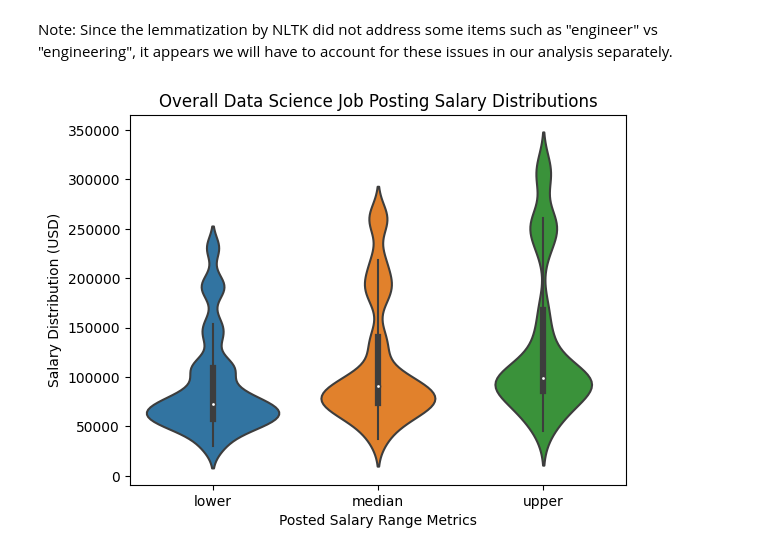
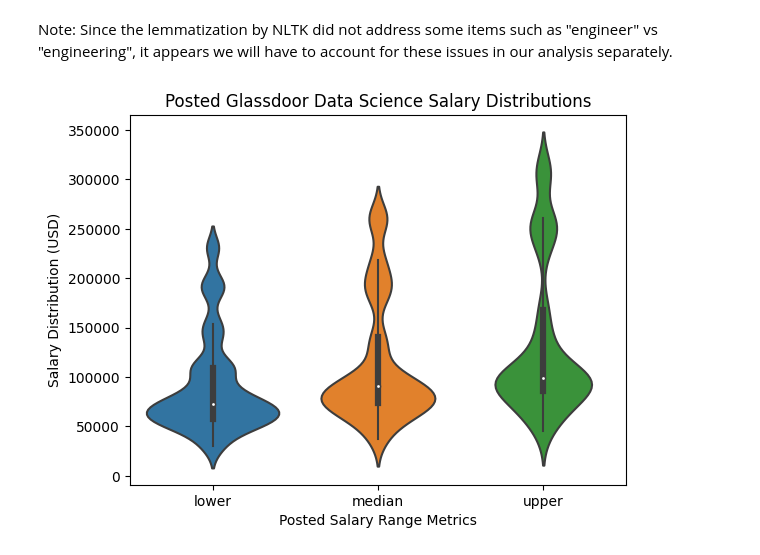
Before and after one commit to ek775/Key-Term-Salary-Associations-in-Data-Science-Job-Titles, a Jupyter notebook: ds_jobs.ipynb, the cells around one changed output. Cells and saved outputs as stored; diff of their text form; code cells hidden in the pictures.

```diff
--- a/ds_jobs.ipynb
+++ b/ds_jobs.ipynb
@@ -419,17 +420,17 @@ Note: Since the lemmatization by NLTK did not address some items such as "engine
 # %%
 #violin plot looking at overall upper, mid, and lower salary spreads for all data science positions
 #configuring data for plot
 lower_b = [(x, "lower") for x in ds_jobs_vect["Lower Bound"]]
 mid = [(x, "median") for x in ds_jobs_vect["Median"]]
 upper = [(x, "upper") for x in ds_jobs_vect["Upper Bound"]]
 dist_table = lower_b + mid + upper
 df = pd.DataFrame(dist_table)
 
 #violin plot
 ax = sns.violinplot(x=df[1],y=df[0])
-ax.set_title("Overall Data Science Job Posting Salary Distributions")
+ax.set_title("Posted Glassdoor Data Science Salary Distributions")
 ax.set_xlabel("Posted Salary Range Metrics")
 ax.set_ylabel("Salary Distribution (USD)")
 plt.show()
 # %% [output]
-[figure, old version]
+[figure, new version]
```
Also changed, not shown: parts of 10 cells of this notebook.
